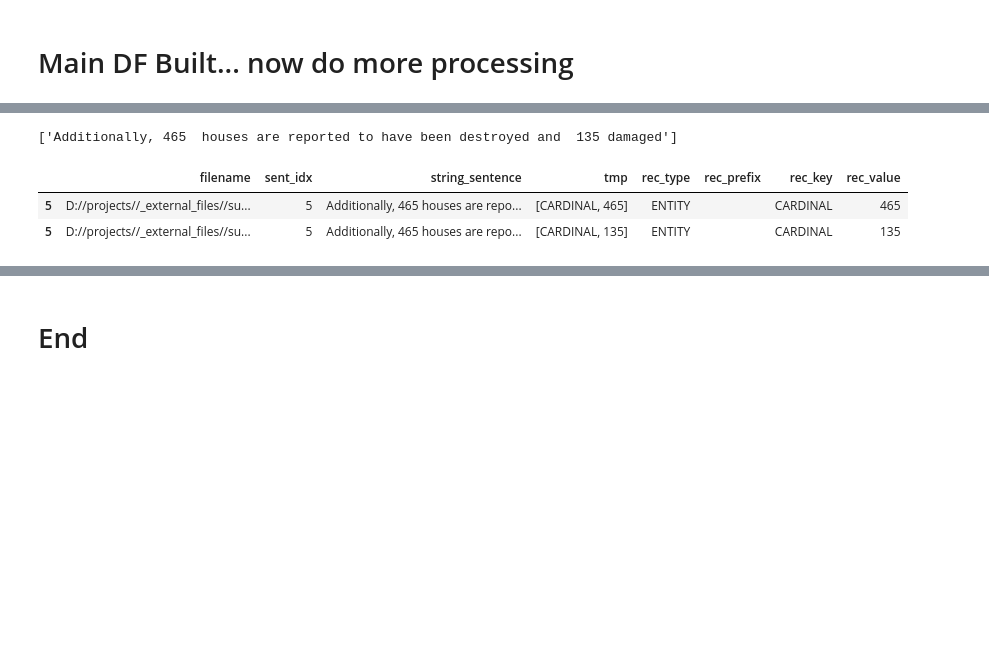
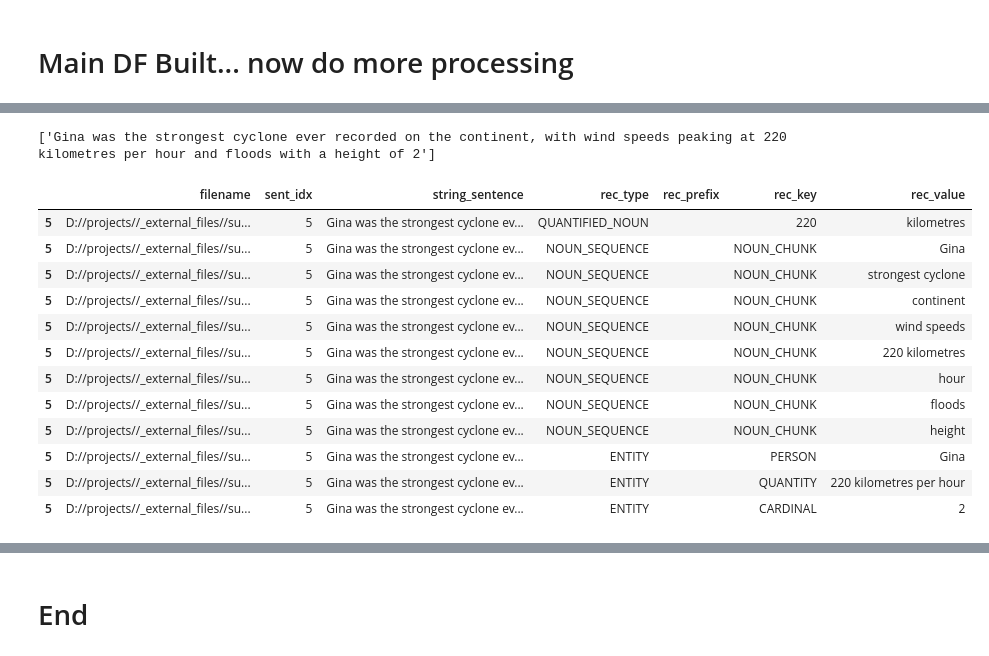
Before and after one commit to ericfrench2015/topic_surveyor, a Jupyter notebook: notebooks/process_reports.ipynb, the cells around one changed output, grey strips where cells are left out. Drawn from its saved outputs; the diff is of its cells as text; code cells hidden in the pictures; blank space fills up the shorter version.

```diff
--- a/notebooks/process_reports.ipynb
+++ b/notebooks/process_reports.ipynb
@@ -193,6 +212,7 @@ df['record_type'] = df.apply(declare_primary_record_type, axis=1)
 def obtain_killed_numeric_value(doc):
 
     key_values = []
+    just_count = []
 
     def check_flags(lst):
         for l in lst:
@@ -217,17 +237,21 @@ def obtain_killed_numeric_value(doc):
 
             noun_att_cnt = (noun,attribute,count)
             key_values.append(noun_att_cnt)
+            just_count.append(count)
 
             noun = -1
             attribute = -1
             count = -1
 
-    return key_values
+    #changing to return only the count
+    return just_count
+    #return key_values
 
 
 def obtain_injured_numeric_value(doc):
 
     key_values = []
+    just_count = []
 
     def check_flags(lst):
         for l in lst:
@@ -252,12 +276,15 @@ def obtain_injured_numeric_value(doc):
 
             noun_att_cnt = (noun,attribute,count)
             key_values.append(noun_att_cnt)
+            just_count.append(count)
 
             noun = -1
             attribute = -1
             count = -1
 
-    return key_values
+    #changing to return only the count
+    return just_count
+    #return key_values
 
 def obtain_counted_noun_chunks(doc):
     counted_things = []
@@ -270,6 +297,8 @@ def obtain_counted_noun_chunks(doc):
         return counted_things
     else:
         return ''
+
+
 
 def obtain_all_entities(doc):
     #stop_ents = STOP_ENTS
@@ -284,5 +313,5 @@ def obtain_all_entities(doc):
     return entities
 
 
-print(obtain_killed_numeric_value(df['wo_parens_lower_lemmas'][df['i_killed'] == 1].tolist()[0]))
-print(obtain_injured_numeric_value(df['wo_parens_lower_lemmas'][df['i_injured'] == 1].tolist()[0]))
+#print(obtain_killed_numeric_value(df['wo_parens_lower_lemmas'][df['i_killed'] == 1].tolist()[0]))
+#print(obtain_injured_numeric_value(df['wo_parens_lower_lemmas'][df['i_injured'] == 1].tolist()[0]))
@@ -430,20 +450,21 @@ df_entities[['rec_prefix','rec_key','rec_value']] = df_entities.apply(lambda x:
 #now noun_chunks
 df_nouns = df[['filename','sent_idx','string_sentence','noun_chunks']][df['noun_chunks'].isna() == False].copy()
 df_nouns['tmp'] = df_nouns.apply(extract_ncs, axis=1)
-#df_nouns = df_nouns.drop(columns=['noun_chunks'])
+df_nouns = df_nouns.drop(columns=['noun_chunks'])
 df_nouns = df_nouns.explode('tmp')
 df_nouns['rec_type'] = 'NOUN_SEQUENCE'
 df_nouns = df_nouns[df_nouns['tmp'].isna() == False].copy()
 df_nouns[['rec_prefix','rec_key','rec_value']] = df_nouns.apply(lambda x: split_key_value_in_df(x.tmp), axis=1)
+
+#quantitative values
+df_quants = df[['filename','sent_idx','string_sentence','num_others']][df['num_others'] != ''].copy()
+df_quants['tmp'] = df_quants.apply(extract_numeric_key_values, axis=1)
+df_quants = df_quants.drop(columns=['num_others'])
+df_quants = df_quants.explode('tmp')
+df_quants['rec_type'] = 'QUANTIFIED_NOUN'
+df_quants[['rec_prefix','rec_key','rec_value']] = df_quants.apply(lambda x: split_key_value_in_df(x.tmp), axis=1)
 # %%
-df_quants = df[['filename','sent_idx','string_sentence','num_others']][df['num_others'] != ''].copy()
-df_quants['tmp'] = df_quants.apply(extract_numeric_key_values, axis=1)
-df_quants = df_quants.drop(columns=['num_others'])
-df_quants = df_quants.explode('tmp')
-df_quants['rec_type'] = 'QUANTIFIED_NOUN'
-df_quants[['rec_prefix','rec_key','rec_value']] = df_quants.apply(lambda x: split_key_value_in_df(x.tmp), axis=1)
-df_quants
-
-
-#num_others
+df_attributes = pd.concat([df_quants, df_nouns,df_entities])
+df_attributes = df_attributes.drop(columns=['tmp'])
+df_attributes
 # %% [output]
@@ -467,12 +511,22 @@ df_quants
 # %%
 idx=5
 print(list(set(df_entities['string_sentence'][df_entities['sent_idx'] == idx].tolist())))
-df_entities[df_entities['sent_idx'] == idx]
+df_attributes[df_attributes['sent_idx'] == idx]
 # %% [output]
-['Additionally, 465  houses are reported to have been destroyed and  135 damaged']
+['Gina was the strongest cyclone ever recorded on the continent, with wind speeds peaking at 220 kilometres per hour and floods with a height of 2']
-|  | filename | sent_idx | string_sentence | tmp | rec_type | rec_prefix | rec_key | rec_value |
-| 5 | D://projects//_external_files//su... | 5 | Additionally, 465 houses are repo... | [CARDINAL, 465] | ENTITY |  | CARDINAL | 465 |
-| 5 | D://projects//_external_files//su... | 5 | Additionally, 465 houses are repo... | [CARDINAL, 135] | ENTITY |  | CARDINAL | 135 |
+|  | filename | sent_idx | string_sentence | rec_type | rec_prefix | rec_key | rec_value |
+| 5 | D://projects//_external_files//su... | 5 | Gina was the strongest cyclone ev... | QUANTIFIED_NOUN |  | 220 | kilometres |
+| 5 | D://projects//_external_files//su... | 5 | Gina was the strongest cyclone ev... | NOUN_SEQUENCE |  | NOUN_CHUNK | Gina |
+| 5 | D://projects//_external_files//su... | 5 | Gina was the strongest cyclone ev... | NOUN_SEQUENCE |  | NOUN_CHUNK | strongest cyclone |
+| 5 | D://projects//_external_files//su... | 5 | Gina was the strongest cyclone ev... | NOUN_SEQUENCE |  | NOUN_CHUNK | continent |
+| 5 | D://projects//_external_files//su... | 5 | Gina was the strongest cyclone ev... | NOUN_SEQUENCE |  | NOUN_CHUNK | wind speeds |
+| 5 | D://projects//_external_files//su... | 5 | Gina was the strongest cyclone ev... | NOUN_SEQUENCE |  | NOUN_CHUNK | 220 kilometres |
+| 5 | D://projects//_external_files//su... | 5 | Gina was the strongest cyclone ev... | NOUN_SEQUENCE |  | NOUN_CHUNK | hour |
+| 5 | D://projects//_external_files//su... | 5 | Gina was the strongest cyclone ev... | NOUN_SEQUENCE |  | NOUN_CHUNK | floods |
+| 5 | D://projects//_external_files//su... | 5 | Gina was the strongest cyclone ev... | NOUN_SEQUENCE |  | NOUN_CHUNK | height |
+| 5 | D://projects//_external_files//su... | 5 | Gina was the strongest cyclone ev... | ENTITY |  | PERSON | Gina |
+| 5 | D://projects//_external_files//su... | 5 | Gina was the strongest cyclone ev... | ENTITY |  | QUANTITY | 220 kilometres per hour |
+| 5 | D://projects//_external_files//su... | 5 | Gina was the strongest cyclone ev... | ENTITY |  | CARDINAL | 2 |
 # %%
 df_nouns[df_nouns['sent_idx'] == idx]
 # %% [output]
```
Also changed, not shown: parts of 22 cells of this notebook.
